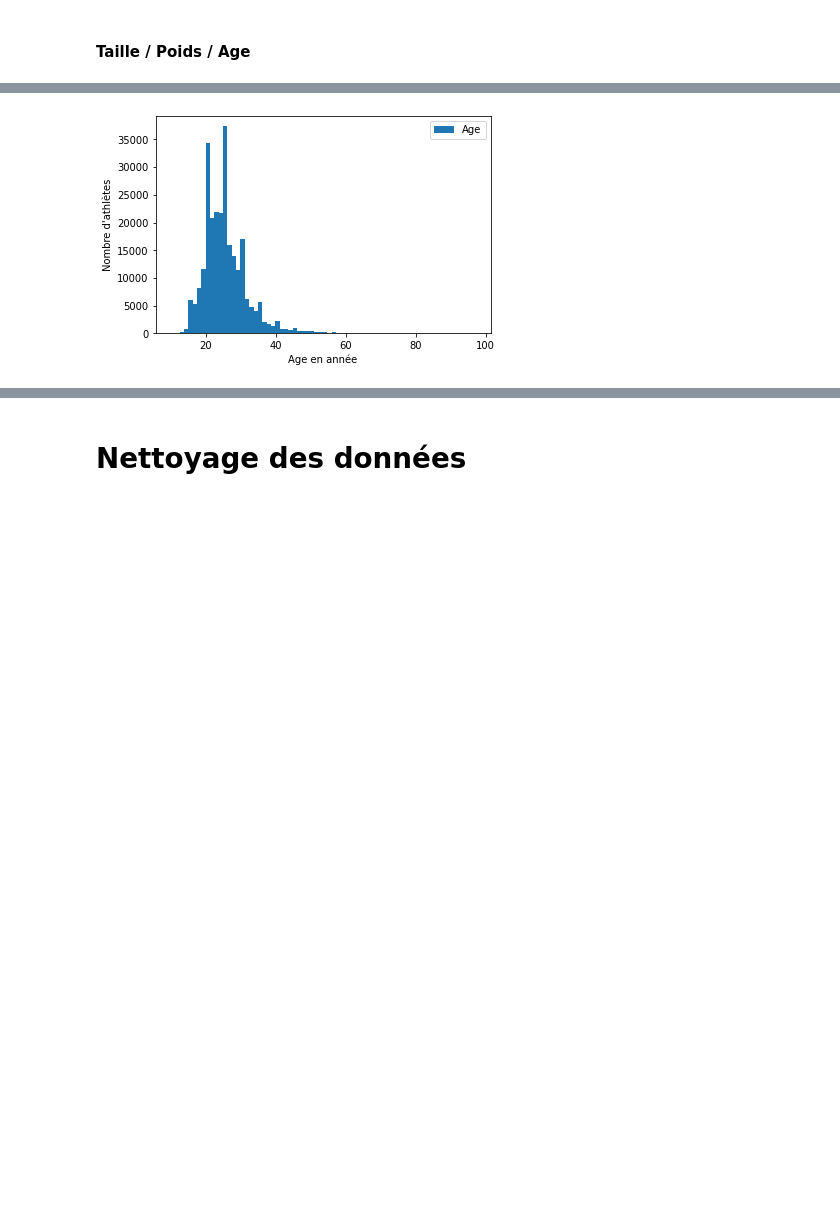
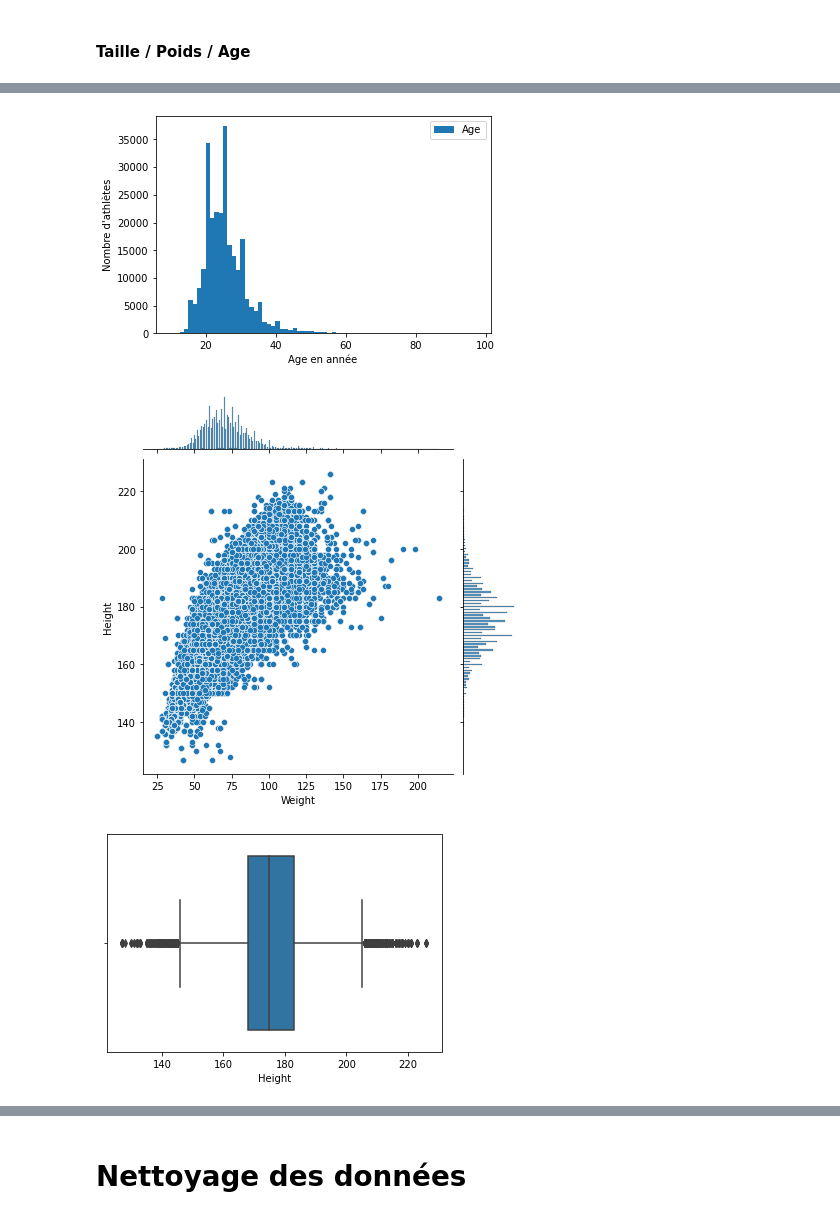
Before and after one commit to NT-me/CFA_Data_Science, a Jupyter notebook: main.ipynb, the cells around one changed output, grey strips where cells are left out. Drawn from its saved outputs; the diff is of its cells as text; code cells hidden in the pictures; blank space fills up the shorter version.

```diff
--- a/main.ipynb
+++ b/main.ipynb
@@ -63,24 +81,62 @@ Pour évaluer la réussite de l'athlète
 # %% [markdown]
 #### Taille / Poids / Age
 # %%
+
 plt.hist(rawData["Height"], bins=100, label=['Taille'])
 plt.legend(loc="upper right")
 plt.xlabel('Taille en cm')
 plt.ylabel("Nombre d'athlètes")
 plt.show()
 
 plt.hist(rawData["Weight"], bins=100, label=['Poids'])
 plt.legend(loc="upper right")
 plt.xlabel('Poids en kg')
 plt.ylabel("Nombre d'athlètes")
 plt.show()
 
 plt.hist(rawData["Age"], bins=70, label=['Age'])
 plt.legend(loc="upper right")
 plt.xlabel('Age en année')
 plt.ylabel("Nombre d'athlètes")
 plt.show()
+
+sns.jointplot(x=rawData["Weight"],y=rawData["Height"])
+plt.show()
+
+sns.boxplot(x=rawData["Height"])
+plt.show()
+
+sns.boxplot(x=rawData["Weight"])
+plt.show()
+
+sns.boxplot(x=rawData["Age"])
+plt.show()
+
+cor = rawData.corr()
+sns.heatmap(cor, annot=True, cmap=plt.cm.Reds)
+plt.show()
+
+# carafoot=rawData.loc[(rawData['Sport'] == "Football") ]
+# # data.loc[(data['dropoff_latitude'] > 40.5) & (data['passenger_count'] == 2), 'fare_amount'].head()
+# # print(carafoot)
+# plt.hist(carafoot["Height"],bins=70, label=['Taille'])
+# plt.legend(loc="upper right")
+# plt.xlabel('Age en année')
+# plt.ylabel("Nombre d'athlètes")
+# plt.show()
+
+
+# carafoot=rawData.loc[(rawData['Sport'] == "Basketball") ]
+# # data.loc[(data['dropoff_latitude'] > 40.5) & (data['passenger_count'] == 2), 'fare_amount'].head()
+# # print(carafoot)
+# plt.hist(carafoot["Height"],bins=70, label=['Taille'])
+# plt.legend(loc="upper right")
+# plt.xlabel('Age en année')
+# plt.ylabel("Nombre d'athlètes")
+# plt.show()
 # %% [output]
 [figure]
 [figure]
 [figure]
+[figure, added]
+[figure, added]
```
Also changed, not shown: parts of 38 cells of this notebook.
